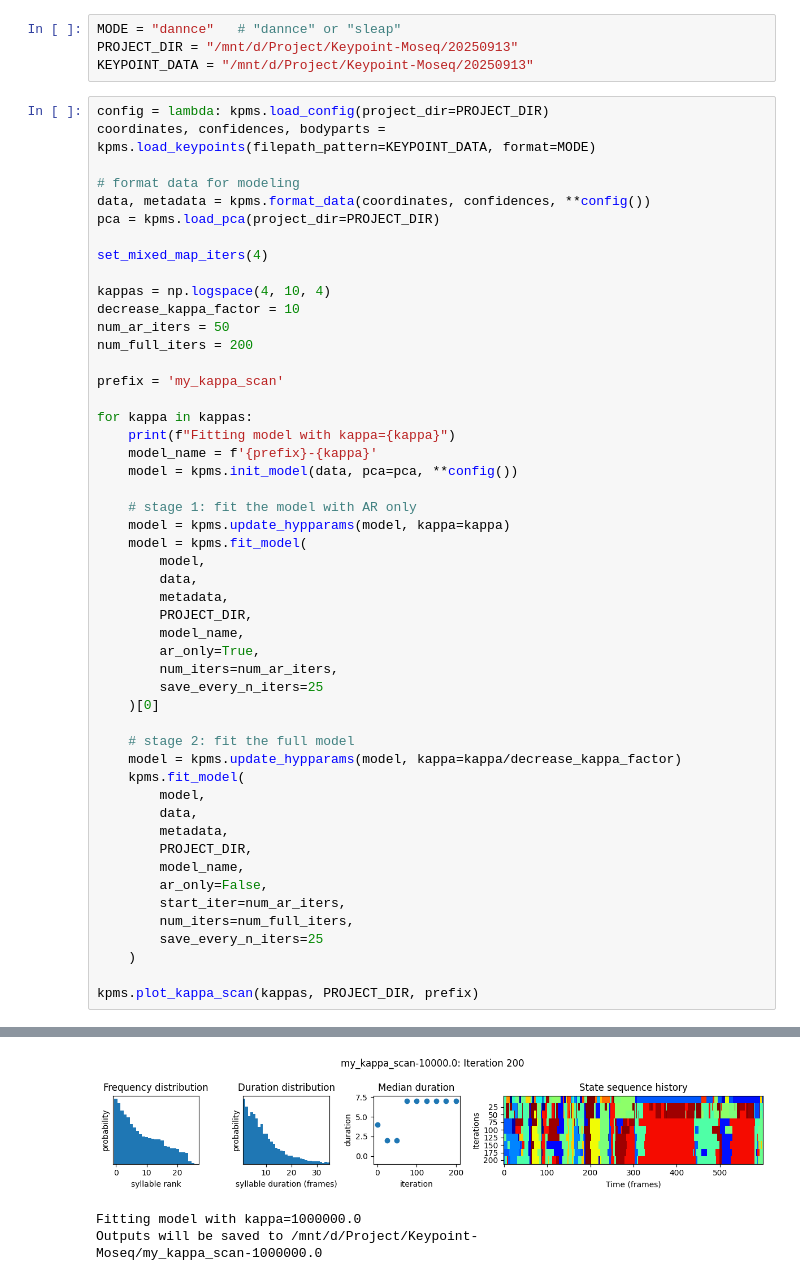
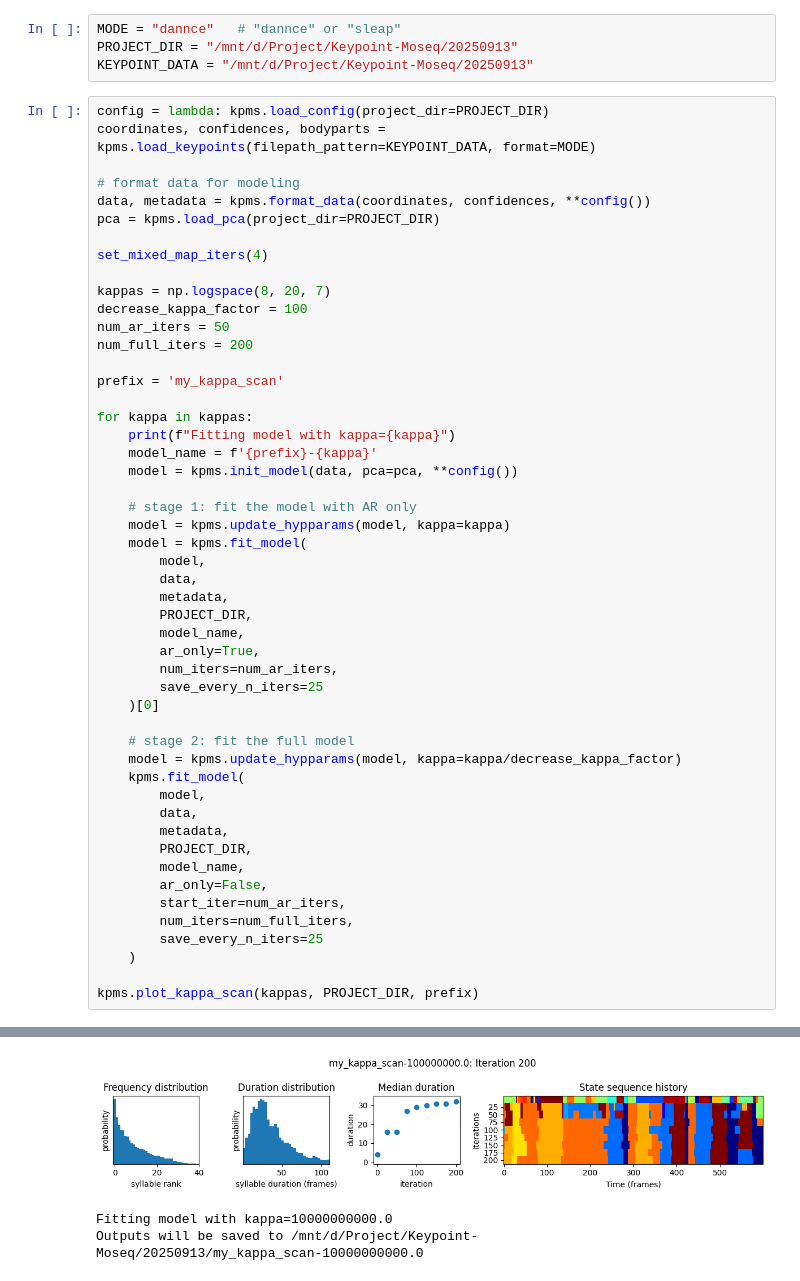
Before and after one commit to Bzver/BGT_Scripts, a Jupyter notebook: behavioral_processing/KPMS/2. kappa_scan.ipynb, the cells around one changed output, grey strips where cells are left out. Drawn from its saved outputs; the diff is of its cells as text.

```diff
--- a/behavioral_processing/KPMS/2. kappa_scan.ipynb
+++ b/behavioral_processing/KPMS/2. kappa_scan.ipynb
@@ -16,8 +19,8 @@ pca = kpms.load_pca(project_dir=PROJECT_DIR)
 
 set_mixed_map_iters(4)
 
-kappas = np.logspace(4, 10, 4)
-decrease_kappa_factor = 10
+kappas = np.logspace(8, 20, 7)
+decrease_kappa_factor = 100
 num_ar_iters = 50
 num_full_iters = 200
 
@@ -72,4 +75,4 @@ Moseq/my_kappa_scan-10000.0
-[figure, old version]
+[figure, new version]
-Fitting model with kappa=1000000.0
+Fitting model with kappa=10000000000.0
 Outputs will be saved to /mnt/d/Project/Keypoint-
-Moseq/my_kappa_scan-1000000.0
+Moseq/20250913/my_kappa_scan-10000000000.0
```
Also changed, not shown: parts of 2 cells of this notebook, 3 other files.
